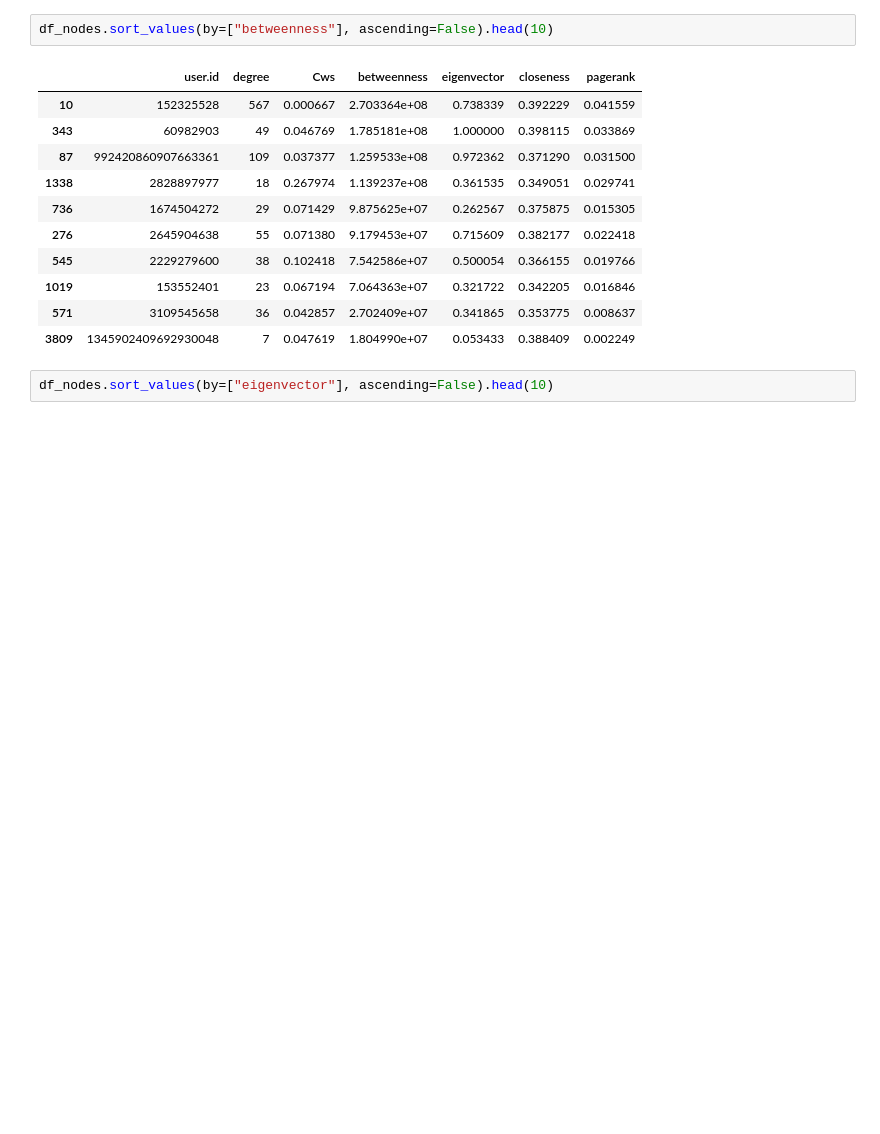
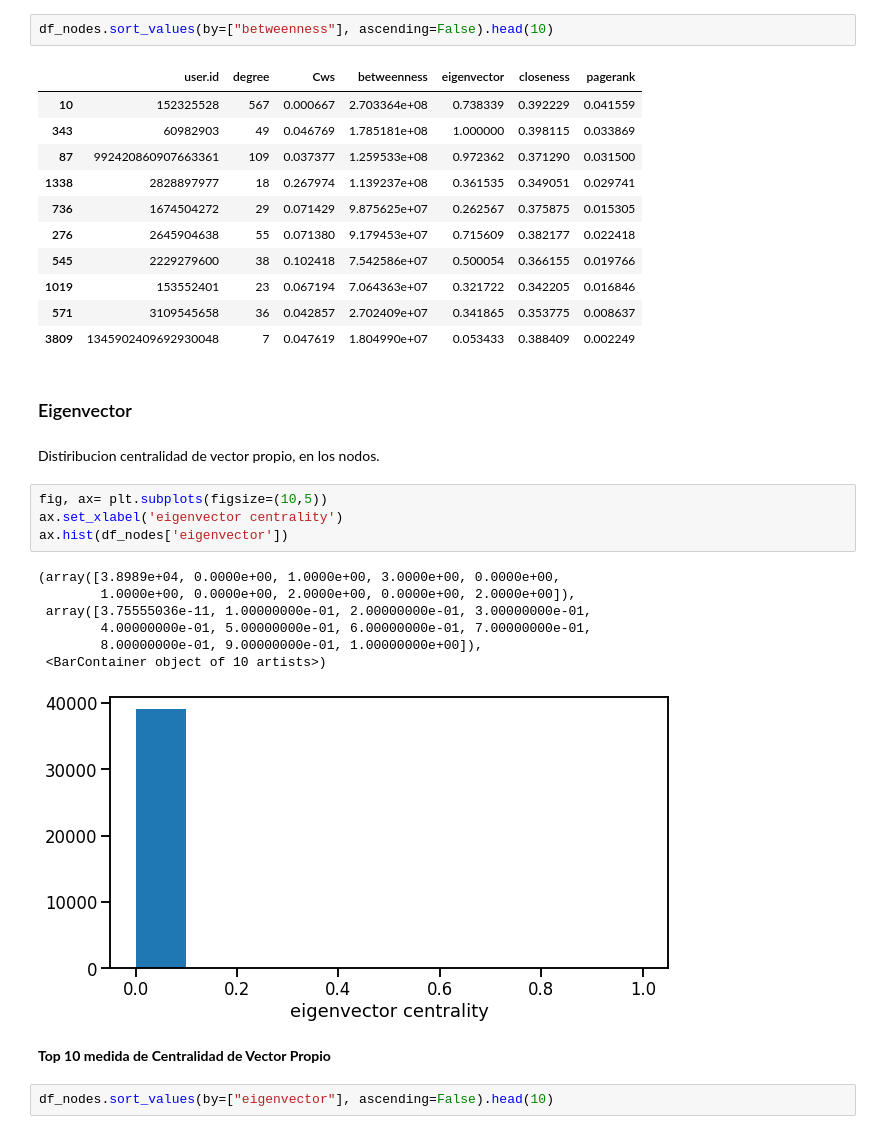
Before and after one commit to teoArganaraz/graphML, a Jupyter notebook: Practico.ipynb, the cells around one changed output. Cells and saved outputs as stored; diff of their text form; blank space fills up the shorter version.

```diff
--- a/Practico.ipynb
+++ b/Practico.ipynb
@@ -370,6 +398,24 @@ df_nodes.sort_values(by=["betweenness"], ascending=False).head(10)
 | 1019 | 153552401 | 23 | 0.067194 | 7.064363e+07 | 0.321722 | 0.342205 | 0.016846 |
 | 571 | 3109545658 | 36 | 0.042857 | 2.702409e+07 | 0.341865 | 0.353775 | 0.008637 |
 | 3809 | 1345902409692930048 | 7 | 0.047619 | 1.804990e+07 | 0.053433 | 0.388409 | 0.002249 |
+# %% [markdown]
+### Eigenvector
+# %% [markdown]
+Distiribucion centralidad de vector propio, en los nodos.
+# %%
+fig, ax= plt.subplots(figsize=(10,5))
+ax.set_xlabel('eigenvector centrality')
+ax.hist(df_nodes['eigenvector'])
+# %% [output]
+(array([3.8989e+04, 0.0000e+00, 1.0000e+00, 3.0000e+00, 0.0000e+00,
+        1.0000e+00, 0.0000e+00, 2.0000e+00, 0.0000e+00, 2.0000e+00]),
+ array([3.75555036e-11, 1.00000000e-01, 2.00000000e-01, 3.00000000e-01,
+        4.00000000e-01, 5.00000000e-01, 6.00000000e-01, 7.00000000e-01,
+        8.00000000e-01, 9.00000000e-01, 1.00000000e+00]),
+ <BarContainer object of 10 artists>)
+[figure, added]
+# %% [markdown]
+**Top 10 medida de Centralidad de Vector Propio**
 # %%
 df_nodes.sort_values(by=["eigenvector"], ascending=False).head(10)
 # %% [output]
```
Also changed, not shown: parts of 54 cells of this notebook.
